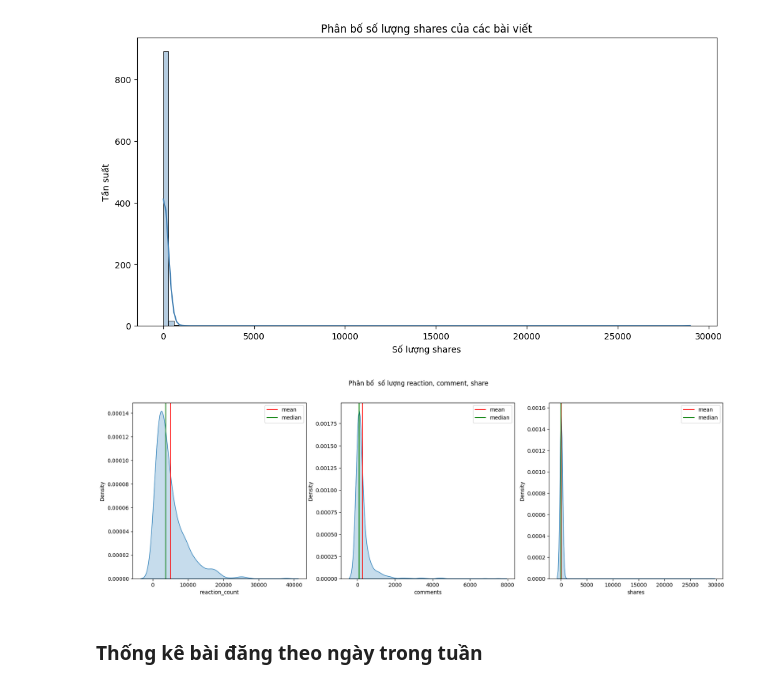
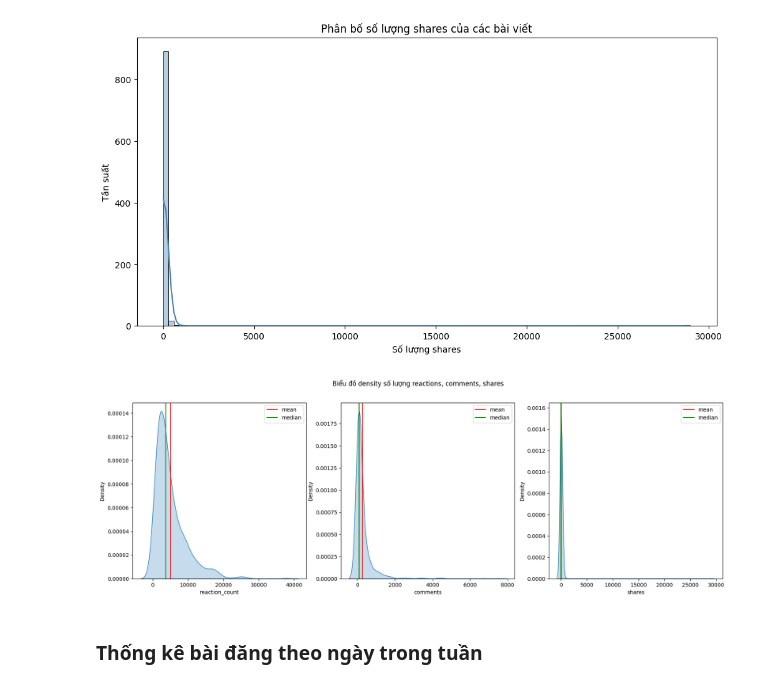
Before and after one commit to quangster/analyze-facebook-page, a Jupyter notebook: analyze_post.ipynb, the cells around one changed output. Drawn from its saved outputs; the diff is of its cells as text; code cells hidden in the pictures.

```diff
--- a/analyze_post.ipynb
+++ b/analyze_post.ipynb
@@ -135,15 +135,15 @@ plt.title('Phân bố số lượng shares của các bài viết');
 # %%
 fig, axes = plt.subplots(1, 3, figsize=(20, 6))
 cols = ['reaction_count', 'comments', 'shares']
-fig.suptitle('Phân bố  số lượng reaction, comment, share')
+fig.suptitle('Biểu đồ density số lượng reactions, comments, shares')
 for index, value in enumerate(cols):
     sns.kdeplot(data=post_df[value], fill=True, ax=axes[index])
     axes[index].axvline(post_df[value].mean(), color='red', label='mean')
     axes[index].axvline(post_df[value].median(), color='green', label='median')
     axes[index].set_xlabel(value)
     axes[index].legend()
 # %% [output]
-[figure, old version]
+[figure, new version]
 # %% [markdown]
 ### Thống kê bài đăng theo ngày trong tuần
 # %%
```
Also changed, not shown: parts of 5 cells of this notebook.
